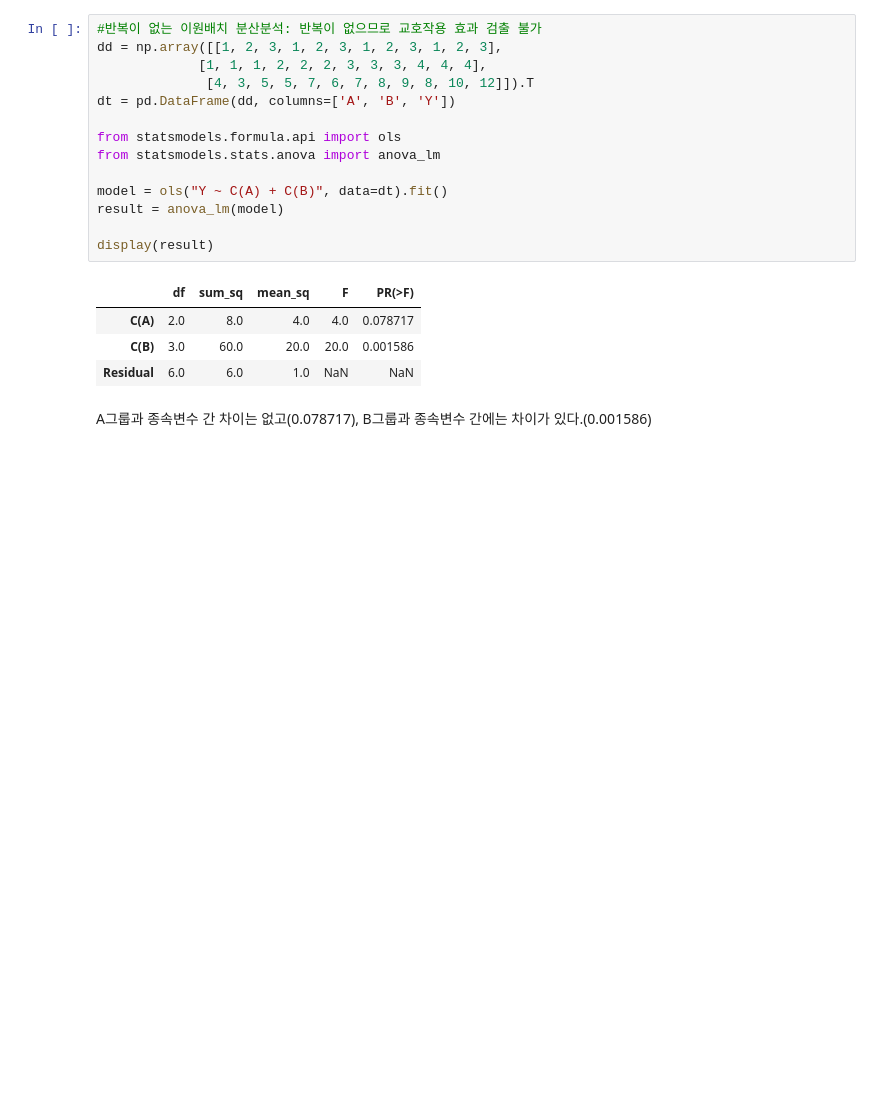
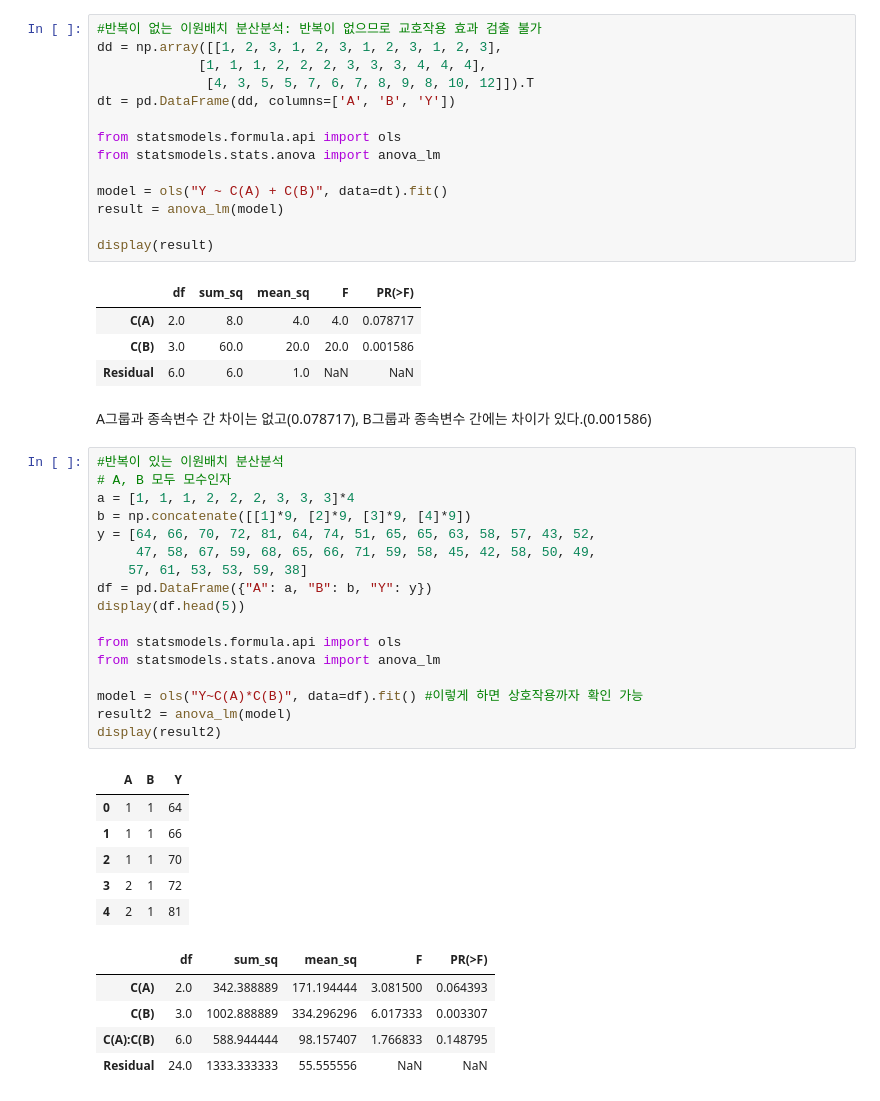
Before and after one commit to qiwerr1004/ADP_go, a Jupyter notebook: final/book/CHAP5.가설검정.ipynb, the cells around one changed output. Saved outputs shown, nothing was run; the diff lists cells and outputs as text; blank space fills up the shorter version.

```diff
--- a/final/book/CHAP5.가설검정.ipynb
+++ b/final/book/CHAP5.가설검정.ipynb
@@ -1157,3 +1212,32 @@ display(result)
 | Residual | 6.0 | 6.0 | 1.0 | NaN | NaN |
 # %% [markdown]
 A그룹과 종속변수 간 차이는 없고(0.078717), B그룹과 종속변수 간에는 차이가 있다.(0.001586)
+# %%
+#반복이 있는 이원배치 분산분석
+# A, B 모두 모수인자
+a = [1, 1, 1, 2, 2, 2, 3, 3, 3]*4
+b = np.concatenate([[1]*9, [2]*9, [3]*9, [4]*9])
+y = [64, 66, 70, 72, 81, 64, 74, 51, 65, 65, 63, 58, 57, 43, 52,
+     47, 58, 67, 59, 68, 65, 66, 71, 59, 58, 45, 42, 58, 50, 49,
+    57, 61, 53, 53, 59, 38]
+df = pd.DataFrame({"A": a, "B": b, "Y": y})
+display(df.head(5))
+
+from statsmodels.formula.api import ols
+from statsmodels.stats.anova import anova_lm
+
+model = ols("Y~C(A)*C(B)", data=df).fit() #이렇게 하면 상호작용까자 확인 가능
+result2 = anova_lm(model)
+display(result2)
+# %% [output]
+|  | A | B | Y |
+| 0 | 1 | 1 | 64 |
+| 1 | 1 | 1 | 66 |
+| 2 | 1 | 1 | 70 |
+| 3 | 2 | 1 | 72 |
+| 4 | 2 | 1 | 81 |
+|  | df | sum_sq | mean_sq | F | PR(>F) |
+| C(A) | 2.0 | 342.388889 | 171.194444 | 3.081500 | 0.064393 |
+| C(B) | 3.0 | 1002.888889 | 334.296296 | 6.017333 | 0.003307 |
+| C(A):C(B) | 6.0 | 588.944444 | 98.157407 | 1.766833 | 0.148795 |
+| Residual | 24.0 | 1333.333333 | 55.555556 | NaN | NaN |
```
Also changed, not shown: parts of 35 cells of this notebook.
